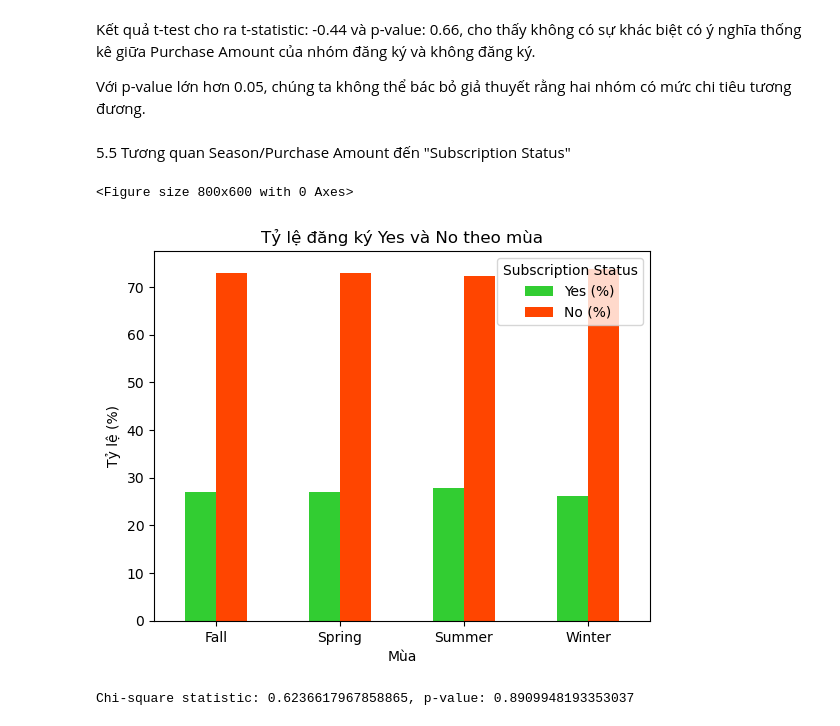
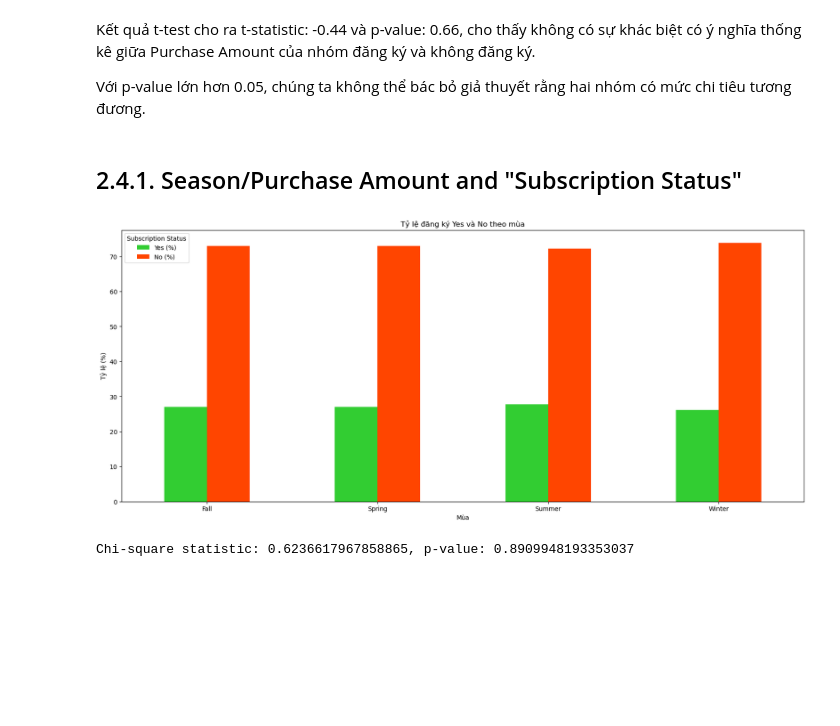
Before and after one commit to hailhp/DEANCNTT, a Jupyter notebook: analyst.ipynb, the cells around one changed output. Saved outputs shown, nothing was run; the diff lists cells and outputs as text; code cells hidden in the pictures; blank space fills up the shorter version.

```diff
--- a/analyst.ipynb
+++ b/analyst.ipynb
@@ -541,36 +512,24 @@ Kết quả t-test cho ra t-statistic: -0.44 và p-value: 0.66, cho thấy khôn
 
 Với p-value lớn hơn 0.05, chúng ta không thể bác bỏ giả thuyết rằng hai nhóm có mức chi tiêu tương đương.
 # %% [markdown]
-5.5 Tương quan Season/Purchase Amount đến "Subscription Status"
+## 2.4.1. Season/Purchase Amount and "Subscription Status"
 # %%
+# Dữ liệu cần plot (Yes (%) và No (%))
+ax = season_subscription[['Yes (%)', 'No (%)']].plot(kind='bar',
+                                                     stacked=False,
+                                                     color=['#32CD32', '#FF4500'],
+                                                     figsize=(20,8))
 
-
-# Tính tổng số đăng ký "Yes" và "No" cho mỗi mùa
-season_subscription = df.groupby(['Season', 'Subscription Status']).size().unstack()
-
-# Điền các giá trị NaN (nếu có) bằng 0
-season_subscription.fillna(0, inplace=True)
-
-# Tính tổng số đăng ký trong mỗi mùa để tính tỷ lệ
-season_subscription['Total'] = season_subscription['Yes'] + season_subscription['No']
-
-# Tính tỷ lệ đăng ký "Yes" và "No" cho mỗi mùa
-season_subscription['Yes (%)'] = (season_subscription['Yes'] / season_subscription['Total']) * 100
-season_subscription['No (%)'] = (season_subscription['No'] / season_subscription['Total']) * 100
-
-# Vẽ biểu đồ
-plt.figure(figsize=(8,6))
-season_subscription[['Yes (%)', 'No (%)']].plot(kind='bar', stacked=False, color=['#32CD32', '#FF4500'])
-
-# Thêm nhãn và tiêu đề cho biểu đồ
+# Thêm tiêu đề và nhãn trục
 plt.title('Tỷ lệ đăng ký Yes và No theo mùa')
 plt.xlabel('Mùa')
 plt.ylabel('Tỷ lệ (%)')
+
+# Giữ nhãn trục x không bị xoay
 plt.xticks(rotation=0)
 
 # Hiển thị biểu đồ
 plt.show()
 # %% [output]
-<Figure size 800x600 with 0 Axes>
-[figure, old version]
+[figure, new version]
 # %%
```
Also changed, not shown: parts of 72 cells of this notebook.
